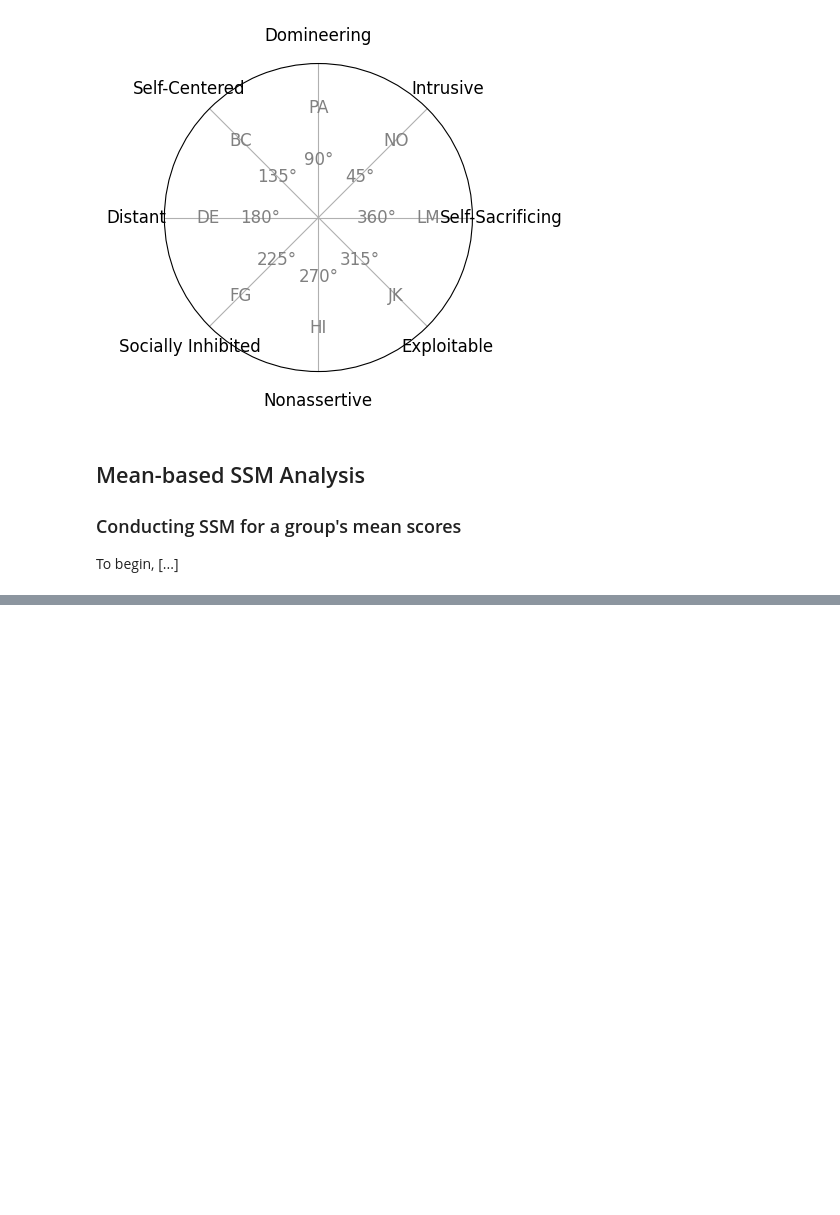
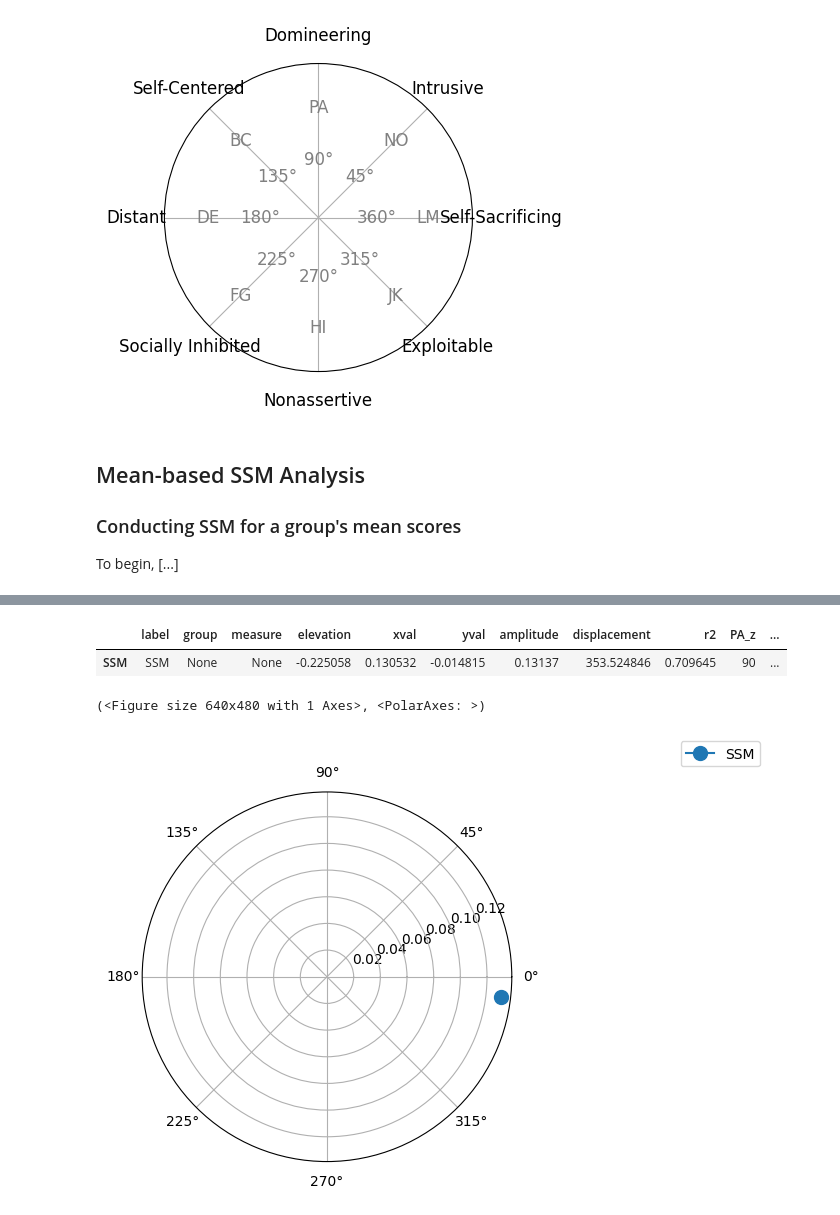
Before and after one commit to MitchellAcoustics/circumplex, a Jupyter notebook: docs/tutorials/Intro_to_SSM_Analysis.ipynb, the cells around one changed output, grey strips where cells are left out. Cells and saved outputs as stored; diff of their text form; code cells hidden in the pictures; blank space fills up the shorter version.

```diff
--- a/docs/tutorials/Intro_to_SSM_Analysis.ipynb
+++ b/docs/tutorials/Intro_to_SSM_Analysis.ipynb
@@ -147,3 +147,7 @@ jz_data.demo_plot()
 ### Conducting SSM for a group's mean scores
 
 To begin, [...]
+# %%
+from circumplex.datasets import _jz2017_path
+jz2017s = circumplex.instrument.load_instrument('IIPSC')
+jz2017s.attach_data(pd.read_csv(_jz2017_path))
@@ -150,2 +159,12 @@ To begin, [...]
 # %%
-iipsc = circumplex.instrument.load_instrument('IIPSC')
+import numpy as np
+df = circumplex.utils.standardize(
+    data=jz2017s.data,
+    scales=jz2017s.scales,
+    angles=np.array((90, 135, 180, 225, 270, 315, 360, 45)),
+    instrument=circumplex.instrument.load_instrument('IIPSC'),
+    sample=1,
+)
+
+jz2017s = jz2017s.attach_data(df)
+jz2017s.data
@@ -151,0 +185,15 @@ iipsc = circumplex.instrument.load_instrument('IIPSC')
+# %%
+res = circumplex.ssm_analyse(
+    data = jz2017s.data,
+    scales=['PA_z', 'BC_z', 'DE_z', 'FG_z', 'HI_z', 'JK_z', 'LM_z', 'NO_z'],
+    angles=(90, 135, 180, 225, 270, 315, 360, 45),
+)
+res.table
+# %% [output]
+|  | label | group | measure | elevation | xval | yval | amplitude | displacement | r2 | PA_z | ... |
+| SSM | SSM | None | None | -0.225058 | 0.130532 | -0.014815 | 0.13137 | 353.524846 | 0.709645 | 90 | ... |
+# %%
+res.plot()
+# %% [output]
+(<Figure size 640x480 with 1 Axes>, <PolarAxes: >)
+[figure, added]
```
Also changed, not shown: parts of 5 cells of this notebook, 5 other files.
